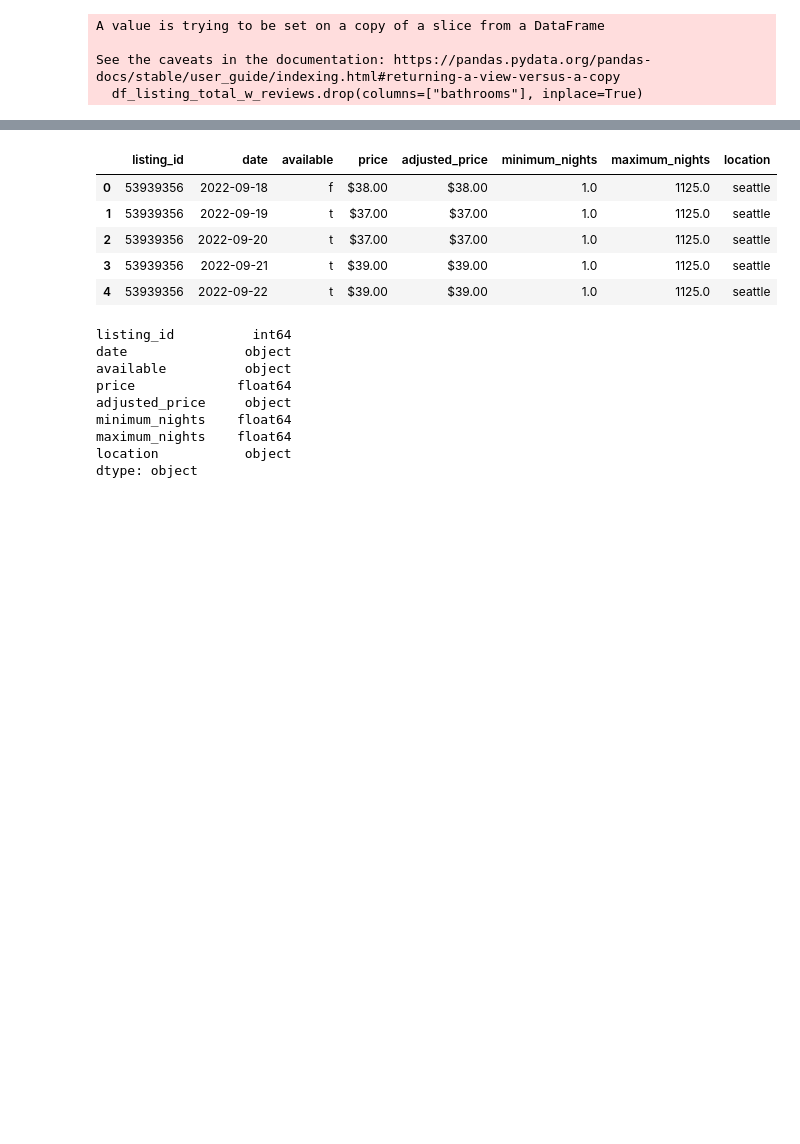
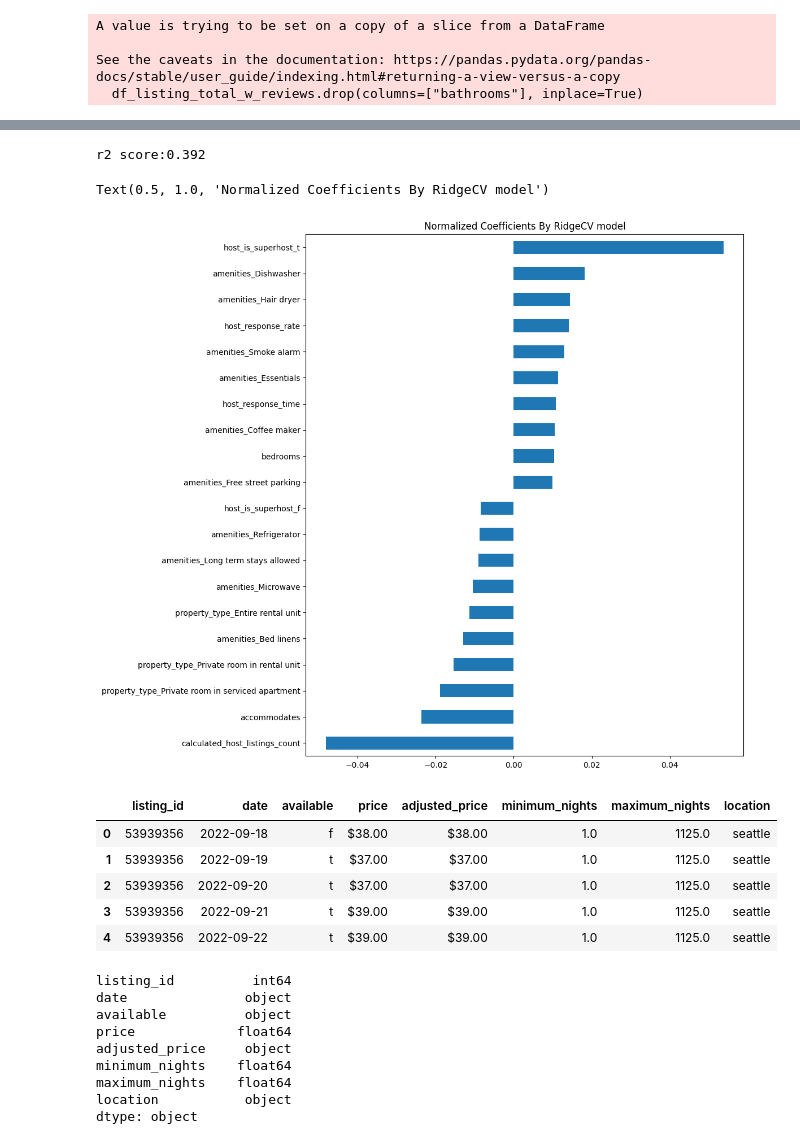
Before and after one commit to captainst/airbnb-data-analysis, a Jupyter notebook: test.ipynb, the cells around one changed output, grey strips where cells are left out. Cells and saved outputs as stored; diff of their text form; code cells hidden in the pictures; blank space fills up the shorter version.

```diff
--- a/test.ipynb
+++ b/test.ipynb
@@ -276,0 +435,9 @@ TypeError: could not convert string to float: 'within an hour'
+# %%
+X = df_q3.drop(columns=["review_scores_rating"])
+y = df_q3["review_scores_rating"]
+# %%
+# pipe = Pipeline([("scaler", StandardScaler()),
+#                  ("regression", RidgeCV(alphas=[1e-3, 1e-2, 1e-1, 10,100],scoring='r2'))])
+model = make_pipeline(StandardScaler(), RidgeCV(alphas=[1e-3, 1e-2, 1e-1, 10,100],scoring='r2'))
+
+#pipe = RidgeCV(alphas=[1e-3, 1e-2, 1e-1, 10,100],scoring='r2')
@@ -277,3 +446,26 @@ TypeError: could not convert string to float: 'within an hour'
+# %%
+results = model.fit(X, y)
+print("r2 score:{:.3f}".format(results.score(X,y)))
+# %% [output]
+r2 score:0.392
+# %%
+#results.named_steps['regression'].coef_
+#results.coef_
+#coef = model["standardscaler"].transform(model["linearregression"].coef_.reshape(1, -1))[0]
+coef = model["ridgecv"].coef_
+#coef = model.coef_
+#coef = model["linearregression"].coef_
+# %%
+coef = pd.Series(coef, index = X.columns)
+imp_coef = pd.concat([coef.sort_values().head(10),
+                     coef.sort_values().tail(10)])
+fig = plt.figure(figsize=(10, 12))
+
+imp_coef.plot(kind = "barh")
+plt.title("Normalized Coefficients By RidgeCV model")
+# %% [output]
+Text(0.5, 1.0, 'Normalized Coefficients By RidgeCV model')
+[figure, added]
 # %%
 def dataWrangle2 (df):
     retframe = df.copy()
```
Also changed, not shown: parts of 47 cells of this notebook, 4 other files.
